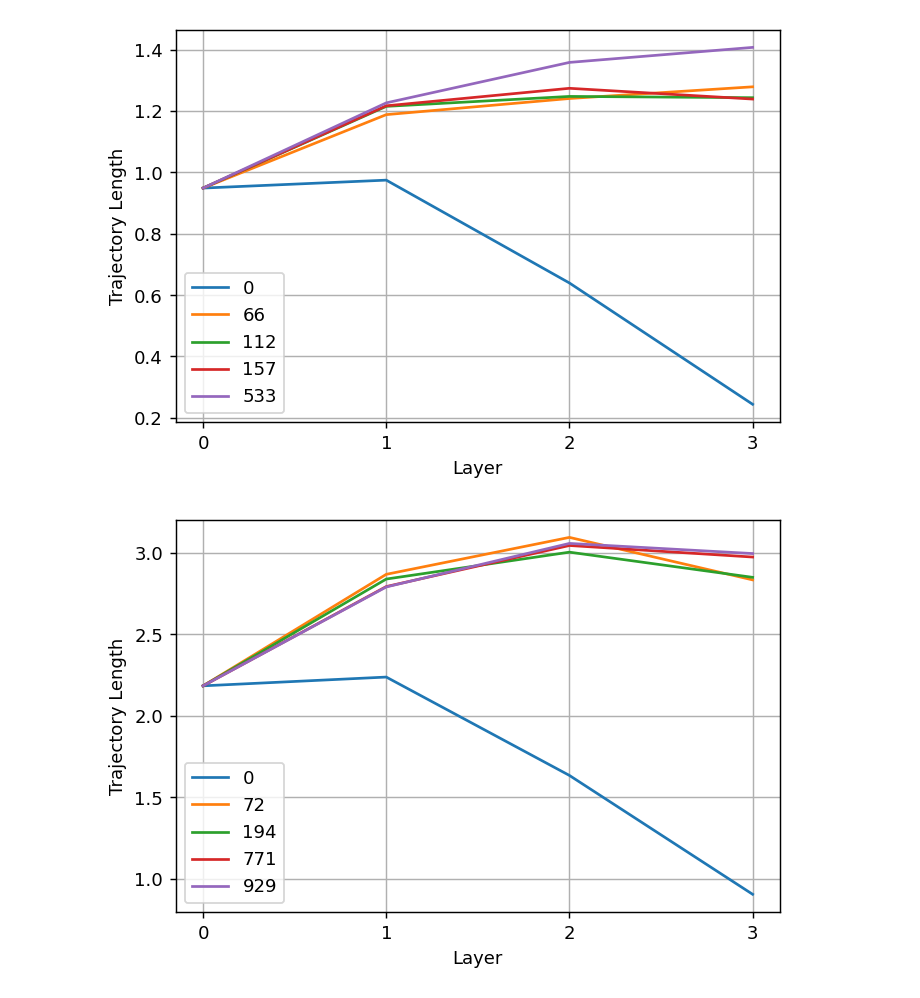
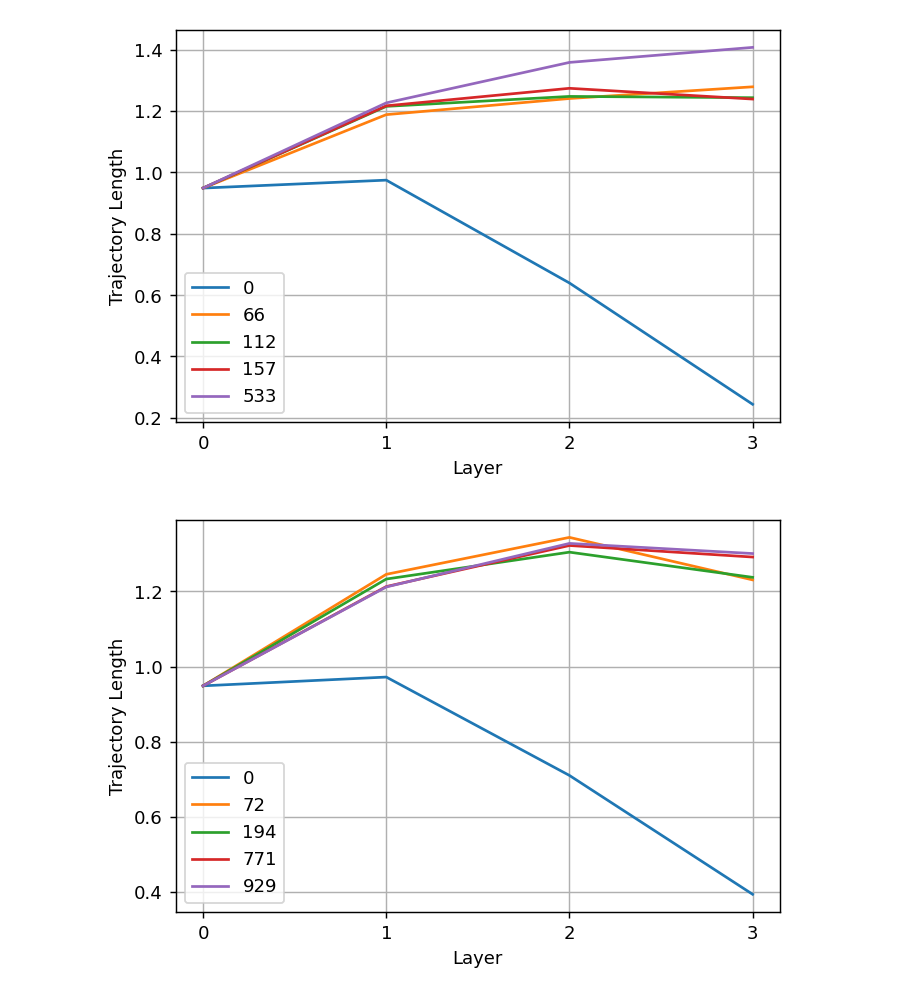
Before and after one commit to KristianWold/Master-Thesis, a Jupyter notebook: notebooks/analysis/Expressivity and Stability.ipynb, the cells around one changed output. Saved outputs shown, nothing was run; the diff lists cells and outputs as text; code cells hidden in the pictures.

```diff
--- a/notebooks/analysis/Expressivity and Stability.ipynb
+++ b/notebooks/analysis/Expressivity and Stability.ipynb
@@ -190,25 +189,25 @@ plt.show()
 # %%
 tl1 = loader(data_path("tl_expressivity_epochs_0_dnn_9_nodes"))
 tl2 = loader(data_path("tl_expressivity_epochs_72_dnn_9_nodes"))
 tl3 = loader(data_path("tl_expressivity_epochs_194_dnn_9_nodes"))
 tl4 = loader(data_path("tl_expressivity_epochs_771_dnn_9_nodes"))
 tl5 = loader(data_path("tl_expressivity_epochs_929_dnn_9_nodes"))
 
 
 fig, ax =plt.subplots(figsize=(6,4), dpi = 130, facecolor='w', edgecolor='k')
 x_ticks = [0, 1, 2, 3]
 ax.set_xticks([0, 1, 2, 3])
 
-plt.plot(x_ticks, [np.log(x) for x in tl1.trajectory_length[:-1]])
-plt.plot(x_ticks, [np.log(x) for x in tl2.trajectory_length[:-1]])
-plt.plot(x_ticks, [np.log(x) for x in tl3.trajectory_length[:-1]])
-plt.plot(x_ticks, [np.log(x) for x in tl4.trajectory_length[:-1]])
-plt.plot(x_ticks, [np.log(x) for x in tl5.trajectory_length[:-1]])
+plt.plot(x_ticks, [np.log10(x) for x in tl1.trajectory_length[:-1]])
+plt.plot(x_ticks, [np.log10(x) for x in tl2.trajectory_length[:-1]])
+plt.plot(x_ticks, [np.log10(x) for x in tl3.trajectory_length[:-1]])
+plt.plot(x_ticks, [np.log10(x) for x in tl4.trajectory_length[:-1]])
+plt.plot(x_ticks, [np.log10(x) for x in tl5.trajectory_length[:-1]])
 plt.xlabel("Layer")
 plt.ylabel("Trajectory Length")
 plt.legend(["0", "72", "194", "771", "929"])
 plt.grid()
 fig.savefig(image_path("TL_trained_DNN_nodes_9.pdf"), bbox_inches='tight')
 plt.show()
 # %% [output]
-[figure, old version]
+[figure, new version]
```
Also changed, not shown: parts of 5 cells of this notebook, 29 other files.
